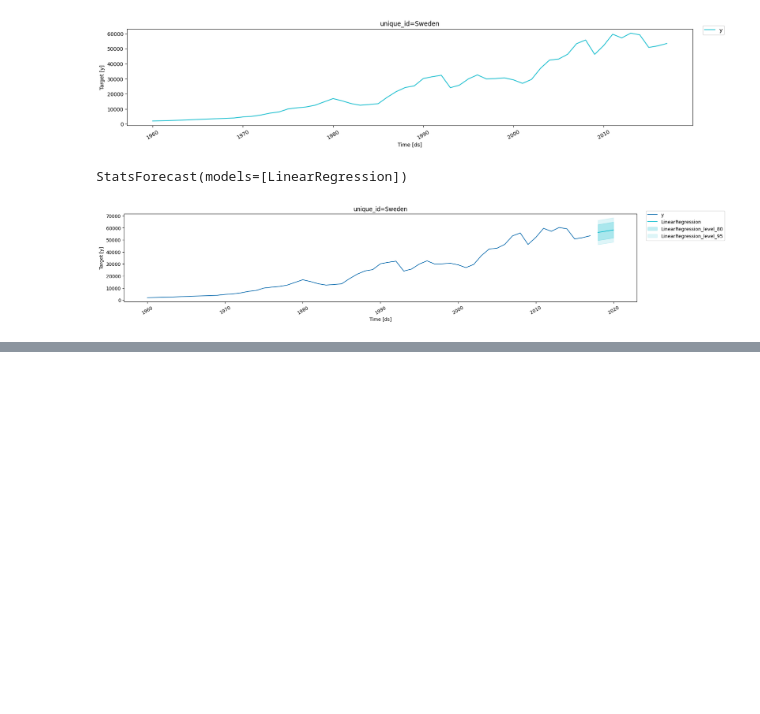
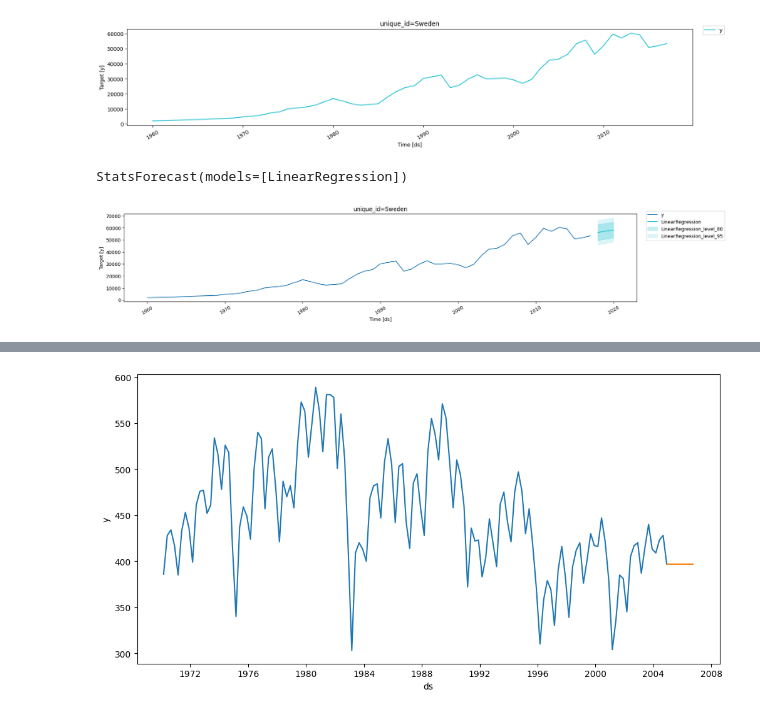
Before and after one commit to zamu-302/Time-series, a Jupyter notebook: Chapter5.ipynb, the cells around one changed output, grey strips where cells are left out. Drawn from its saved outputs; the diff is of its cells as text; code cells hidden in the pictures; blank space fills up the shorter version.

```diff
--- a/Chapter5.ipynb
+++ b/Chapter5.ipynb
@@ -82,4 +83,14 @@ plot_series(bricks_df,)
 # %%
 #Naive Method (we simply set all forcasts to be the value of the last observation)
 naive_method=Naive()
 sf=StatsForecast(models=[naive_method],freq="Q")
+forecast_df=sf.forecast(df=bricks_df,h=8)
+
+fig,ax=plt.subplots(figsize=(12,6))
+sns.lineplot(data=bricks_df,x="ds",y="y")
+sns.lineplot(data=forecast_df,x="ds",y="Naive")
+
+
+plt.show()
+# %% [output]
+[figure, added]
```
Also changed, not shown: parts of 15 cells of this notebook.
